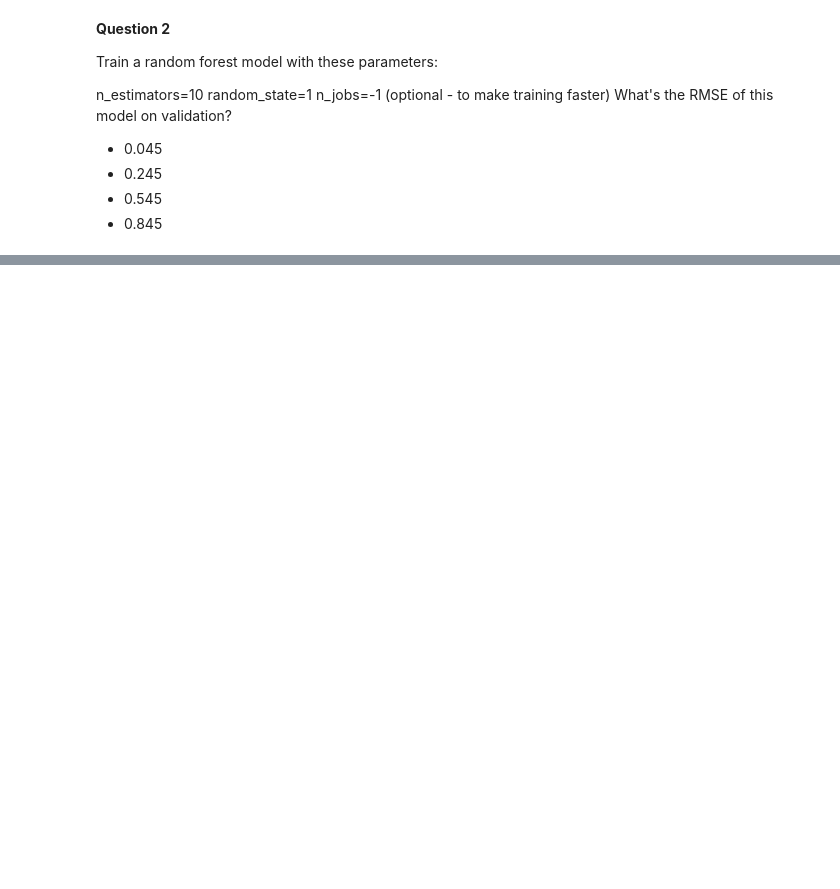
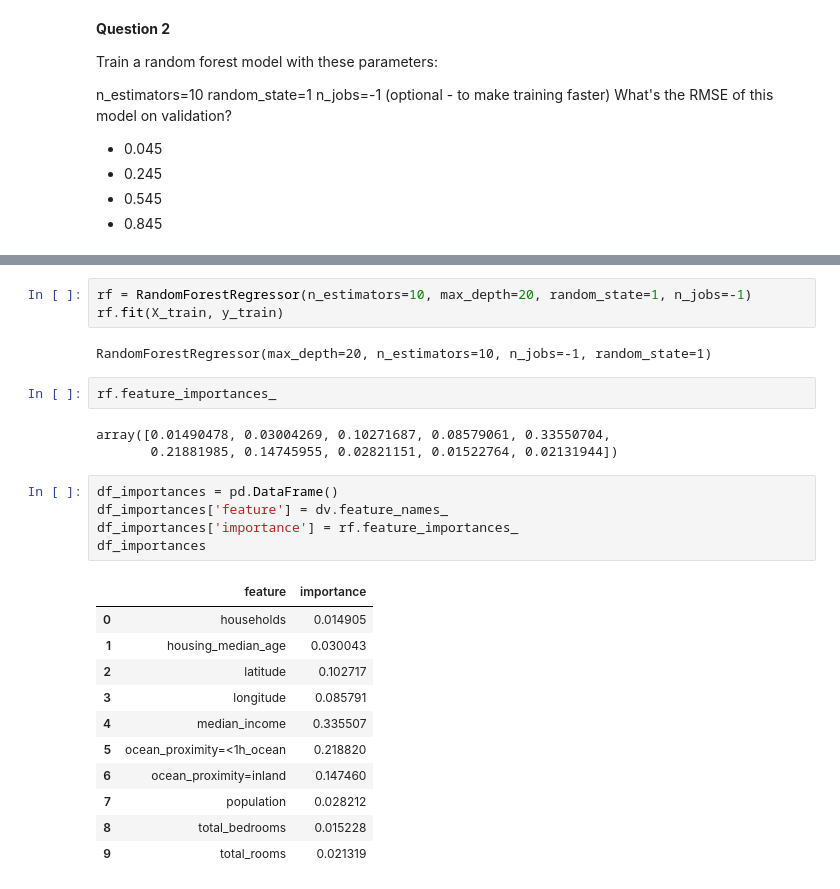
Before and after one commit to AnastasiiaLuk/ML_Zoomcamp, a Jupyter notebook: HW6/ML Zoomcamp 2023 - Homework #6.ipynb, the cells around one changed output, grey strips where cells are left out. Cells and saved outputs as stored; diff of their text form; blank space fills up the shorter version.

```diff
--- a/HW6/ML Zoomcamp 2023 - Homework #6.ipynb
+++ b/HW6/ML Zoomcamp 2023 - Homework #6.ipynb
@@ -164,0 +282,27 @@ What's the RMSE of this model on validation?
+# %%
+rf = RandomForestRegressor(n_estimators=10, max_depth=20, random_state=1, n_jobs=-1)
+rf.fit(X_train, y_train)
+# %% [output]
+RandomForestRegressor(max_depth=20, n_estimators=10, n_jobs=-1, random_state=1)
+# %%
+rf.feature_importances_
+# %% [output]
+array([0.01490478, 0.03004269, 0.10271687, 0.08579061, 0.33550704,
+       0.21881985, 0.14745955, 0.02821151, 0.01522764, 0.02131944])
+# %%
+df_importances = pd.DataFrame()
+df_importances['feature'] = dv.feature_names_
+df_importances['importance'] = rf.feature_importances_
+df_importances
+# %% [output]
+|  | feature | importance |
+| 0 | households | 0.014905 |
+| 1 | housing_median_age | 0.030043 |
+| 2 | latitude | 0.102717 |
+| 3 | longitude | 0.085791 |
+| 4 | median_income | 0.335507 |
+| 5 | ocean_proximity=<1h_ocean | 0.218820 |
+| 6 | ocean_proximity=inland | 0.147460 |
+| 7 | population | 0.028212 |
+| 8 | total_bedrooms | 0.015228 |
+| 9 | total_rooms | 0.021319 |
```
Also changed, not shown: parts of 17 cells of this notebook.
